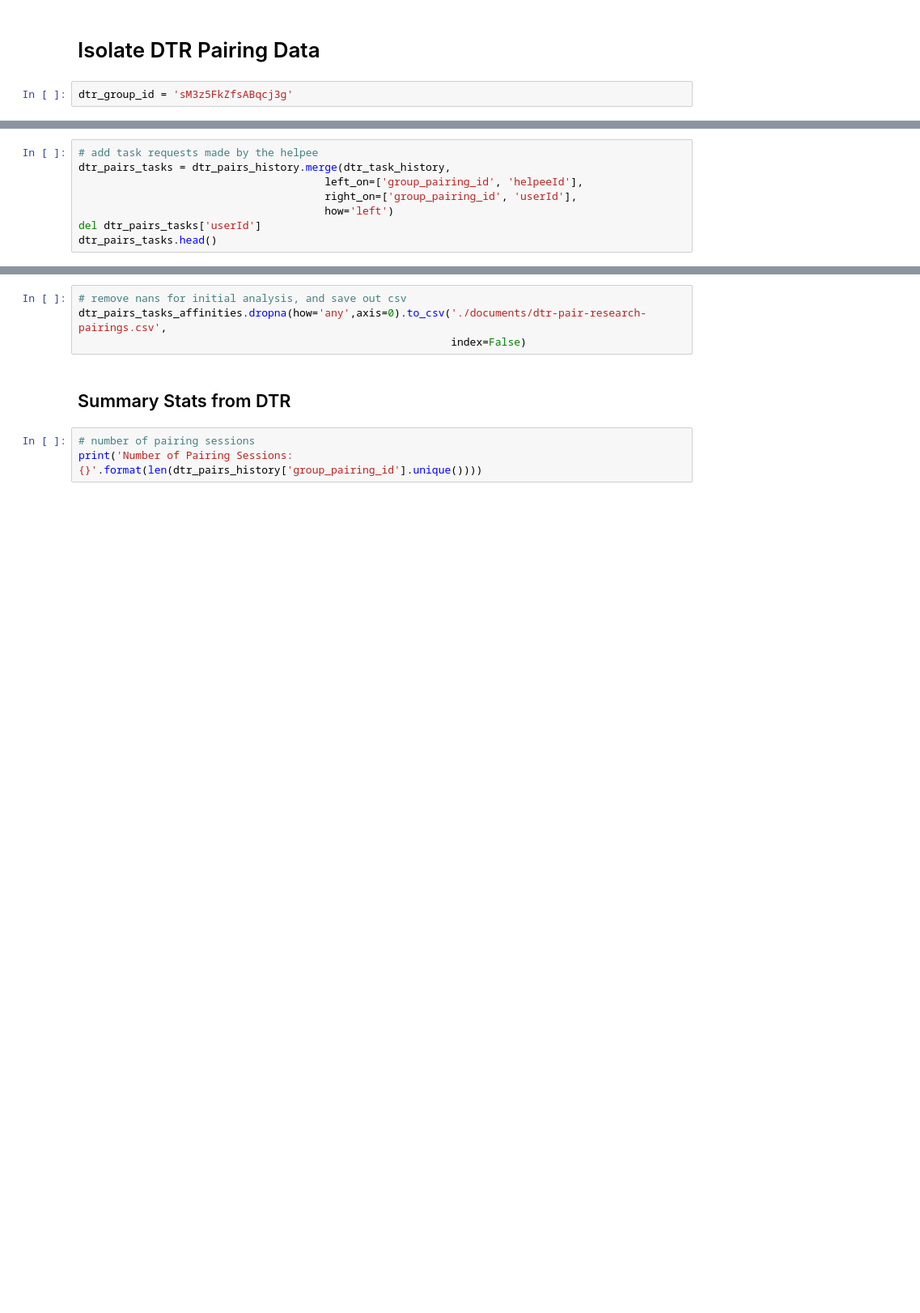
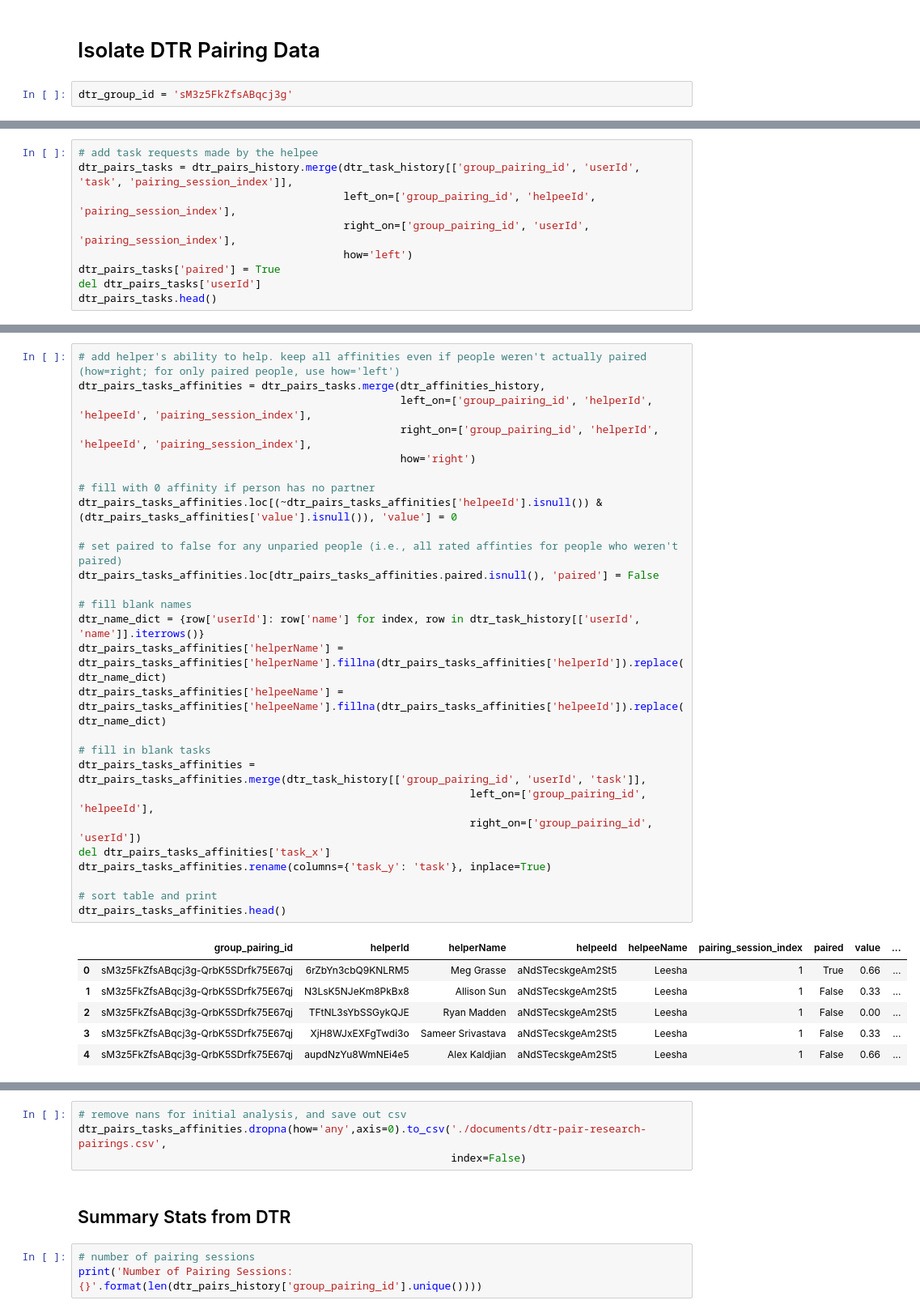
Before and after one commit to NUDelta/extractor-analysis, a Jupyter notebook: PairResearchParser.ipynb, the cells around one changed output, grey strips where cells are left out. Shown at 81% size. Cells and saved outputs as stored; diff of their text form; blank space fills up the shorter version.

```diff
--- a/PairResearchParser.ipynb
+++ b/PairResearchParser.ipynb
@@ -520,9 +549,10 @@ dtr_pairs_history.head(10)
 # %%
 # add task requests made by the helpee
-dtr_pairs_tasks = dtr_pairs_history.merge(dtr_task_history,
-                                       left_on=['group_pairing_id', 'helpeeId'],
-                                       right_on=['group_pairing_id', 'userId'],
-                                       how='left')
+dtr_pairs_tasks = dtr_pairs_history.merge(dtr_task_history[['group_pairing_id', 'userId', 'task', 'pairing_session_index']],
+                                          left_on=['group_pairing_id', 'helpeeId', 'pairing_session_index'],
+                                          right_on=['group_pairing_id', 'userId', 'pairing_session_index'],
+                                          how='left')
+dtr_pairs_tasks['paired'] = True
 del dtr_pairs_tasks['userId']
 dtr_pairs_tasks.head()
 # %% [output]
@@ -550,3 +565,37 @@ dtr_pairs_tasks_affinities.head()
+# %%
+# add helper's ability to help. keep all affinities even if people weren't actually paired (how=right; for only paired people, use how='left')
+dtr_pairs_tasks_affinities = dtr_pairs_tasks.merge(dtr_affinities_history,
+                                                   left_on=['group_pairing_id', 'helperId', 'helpeeId', 'pairing_session_index'],
+                                                   right_on=['group_pairing_id', 'helperId', 'helpeeId', 'pairing_session_index'],
+                                                   how='right')
+
+# fill with 0 affinity if person has no partner
+dtr_pairs_tasks_affinities.loc[(~dtr_pairs_tasks_affinities['helpeeId'].isnull()) & (dtr_pairs_tasks_affinities['value'].isnull()), 'value'] = 0
+
+# set paired to false for any unparied people (i.e., all rated affinties for people who weren't paired)
+dtr_pairs_tasks_affinities.loc[dtr_pairs_tasks_affinities.paired.isnull(), 'paired'] = False
+
+# fill blank names
+dtr_name_dict = {row['userId']: row['name'] for index, row in dtr_task_history[['userId',  'name']].iterrows()}
+dtr_pairs_tasks_affinities['helperName'] = dtr_pairs_tasks_affinities['helperName'].fillna(dtr_pairs_tasks_affinities['helperId']).replace(dtr_name_dict)
+dtr_pairs_tasks_affinities['helpeeName'] = dtr_pairs_tasks_affinities['helpeeName'].fillna(dtr_pairs_tasks_affinities['helpeeId']).replace(dtr_name_dict)
+
+# fill in blank tasks
+dtr_pairs_tasks_affinities = dtr_pairs_tasks_affinities.merge(dtr_task_history[['group_pairing_id', 'userId', 'task']],
+                                                              left_on=['group_pairing_id', 'helpeeId'],
+                                                              right_on=['group_pairing_id', 'userId'])
+del dtr_pairs_tasks_affinities['task_x']
+dtr_pairs_tasks_affinities.rename(columns={'task_y': 'task'}, inplace=True)
+
+# sort table and print
+dtr_pairs_tasks_affinities.head()
+# %% [output]
+|  | group_pairing_id | helperId | helperName | helpeeId | helpeeName | pairing_session_index | paired | value | ... |
+| 0 | sM3z5FkZfsABqcj3g-QrbK5SDrfk75E67qj | 6rZbYn3cbQ9KNLRM5 | Meg Grasse | aNdSTecskgeAm2St5 | Leesha | 1 | True | 0.66 | ... |
+| 1 | sM3z5FkZfsABqcj3g-QrbK5SDrfk75E67qj | N3LsK5NJeKm8PkBx8 | Allison Sun | aNdSTecskgeAm2St5 | Leesha | 1 | False | 0.33 | ... |
+| 2 | sM3z5FkZfsABqcj3g-QrbK5SDrfk75E67qj | TFtNL3sYbSSGykQJE | Ryan Madden | aNdSTecskgeAm2St5 | Leesha | 1 | False | 0.00 | ... |
+| 3 | sM3z5FkZfsABqcj3g-QrbK5SDrfk75E67qj | XjH8WJxEXFgTwdi3o | Sameer Srivastava | aNdSTecskgeAm2St5 | Leesha | 1 | False | 0.33 | ... |
+| 4 | sM3z5FkZfsABqcj3g-QrbK5SDrfk75E67qj | aupdNzYu8WmNEi4e5 | Alex Kaldjian | aNdSTecskgeAm2St5 | Leesha | 1 | False | 0.66 | ... |
 # %%
 # replace values with 1 - 5
 value_mappings = {
```
Also changed, not shown: parts of 45 cells of this notebook.
